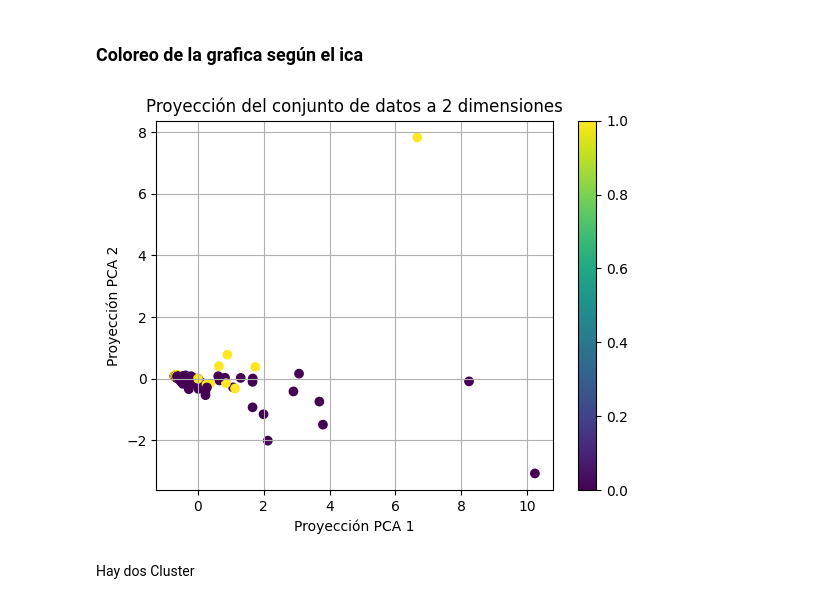
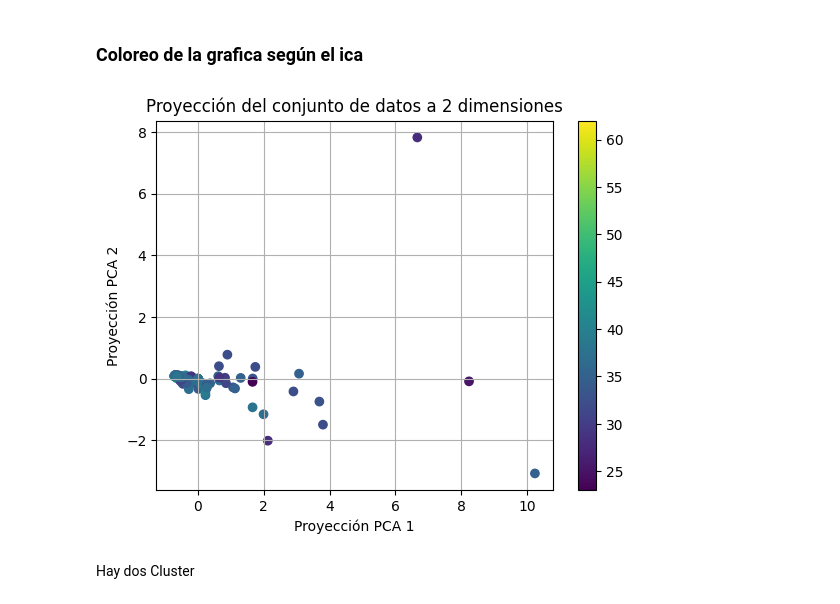
Before and after one commit to SOAgustin/PracticaEspecial, a Jupyter notebook: PracticoEspecial.ipynb, the cells around one changed output. Cells and saved outputs as stored; diff of their text form; code cells hidden in the pictures.

```diff
--- a/PracticoEspecial.ipynb
+++ b/PracticoEspecial.ipynb
@@ -2378,15 +2399,15 @@ array([0.72035688, 0.18271063])
 ### Coloreo de la grafica según el ica
 # %%
 # graficamos los datos. el color de cada punto representa el valor de la casa
-plt.scatter(rd_pca[:,0], rd_pca[:,1], c=rd_copia["Alta_presencia_de_cadmio"], cmap='viridis')
+plt.scatter(rd_pca[:,0], rd_pca[:,1], c=rd_copia["ica"], cmap='viridis')
 plt.grid(True)
 plt.xlabel('Proyección PCA 1')
 plt.ylabel('Proyección PCA 2')
 plt.title('Proyección del conjunto de datos a 2 dimensiones')
 plt.colorbar()
 plt.show()
 # %% [output]
-[figure, old version]
+[figure, new version]
 # %% [markdown]
 Hay dos Cluster
 # %% [markdown]
```
Also changed, not shown: parts of 44 cells of this notebook.
